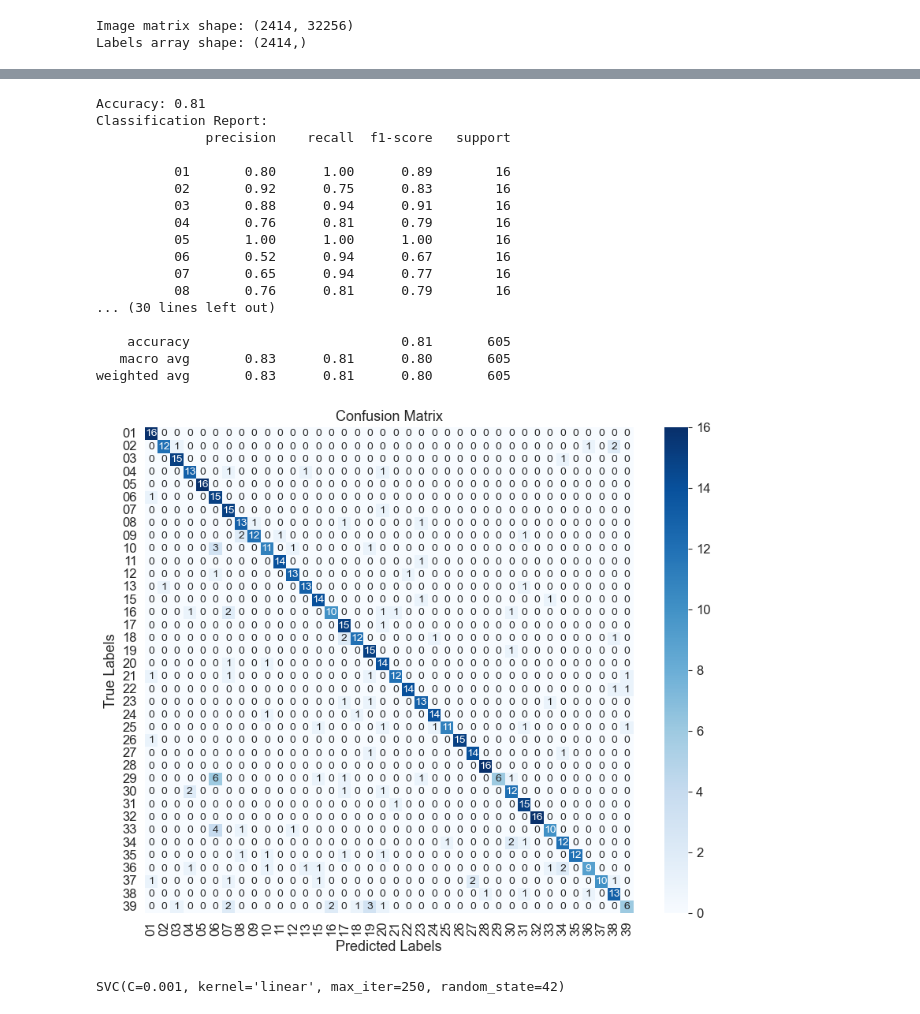
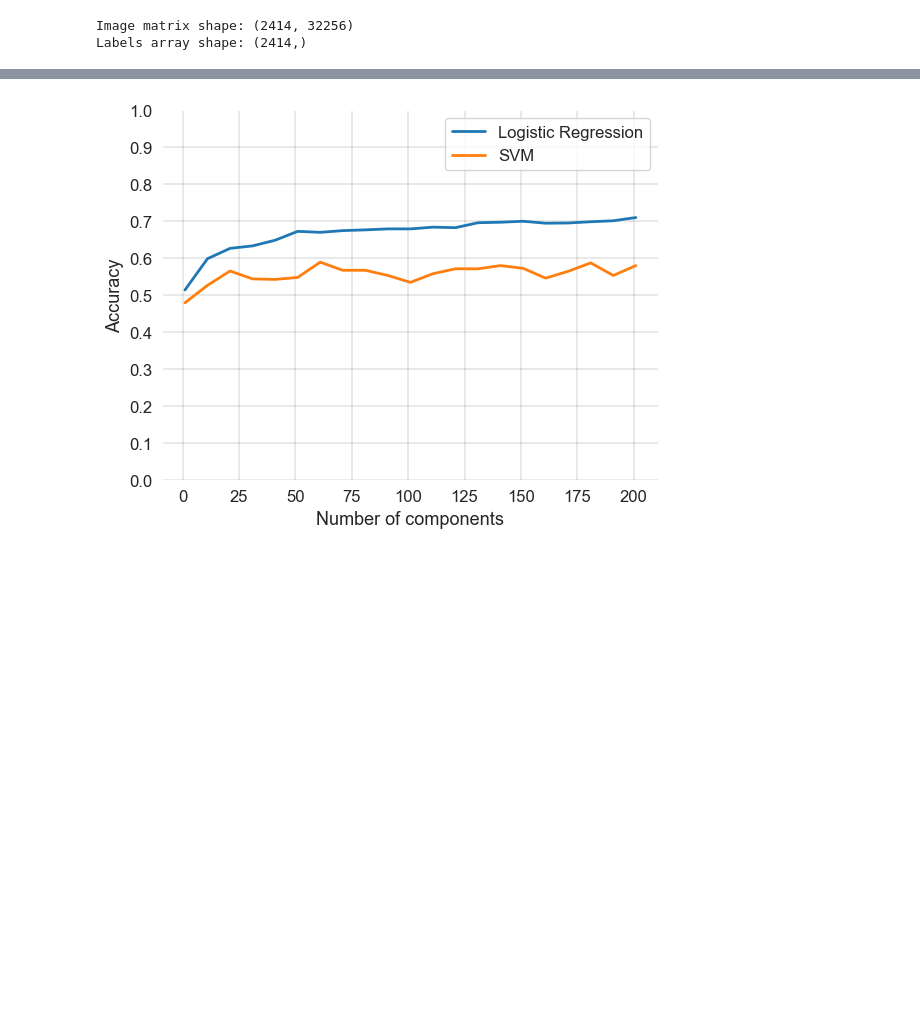
Before and after one commit to yagizgencer/SSDP_project, a Jupyter notebook: pca_classifier.ipynb, the cells around one changed output, grey strips where cells are left out. Drawn from its saved outputs; the diff is of its cells as text; code cells hidden in the pictures; blank space fills up the shorter version.

```diff
--- a/pca_classifier.ipynb
+++ b/pca_classifier.ipynb
@@ -50,6 +50,14 @@ print("Labels array shape:", label_array.shape)
 # %% [output]
 Image matrix shape: (2414, 32256)
 Labels array shape: (2414,)
+# %%
+#Alternatively, read from the pickle
+import pickle
+with open('young_matrix.pkl', 'rb') as file:
+    image_matrix = pickle.load(file)
+
+with open('young_labels.pkl', 'rb') as file:
+    label_array = np.array(pickle.load(file))
 # %%
 # Unique classes in the dataset
 unique_classes = np.unique(labels)
@@ -97,7 +91,3 @@ def evaluate_model(classifier, X_train, y_train, X_test, y_test):
 # %%
-pca = PCA(n_components = 20)
-X_train_pca = pca.fit_transform(X_train)
-X_test_pca = pca.transform(X_test)
-
-logistic_classifier = LogisticRegression(random_state = 42, C = 0.005, max_iter = 250)
-svm_classifier = SVC(kernel = 'linear', random_state = 42, C = 0.001, max_iter = 250)
+logistic_classifier = LogisticRegression(random_state = 42, C = 0.005, max_iter = 500)
+svm_classifier = SVC(kernel = 'linear', random_state = 42, C = 0.001, max_iter = 500)
@@ -133,22 +94,24 @@ LogisticRegression(C=0.005, max_iter=250, random_state=42)
-# %%
-evaluate_model(svm_classifier, X_train_pca, y_train, X_test_pca, y_test)
-# %% [output]
-Accuracy: 0.81
-Classification Report:
-              precision    recall  f1-score   support
-
-          01       0.80      1.00      0.89        16
-          02       0.92      0.75      0.83        16
-          03       0.88      0.94      0.91        16
-          04       0.76      0.81      0.79        16
-          05       1.00      1.00      1.00        16
-          06       0.52      0.94      0.67        16
-          07       0.65      0.94      0.77        16
-          08       0.76      0.81      0.79        16
-... (30 lines left out)
-
-    accuracy                           0.81       605
-   macro avg       0.83      0.81      0.80       605
-weighted avg       0.83      0.81      0.80       605
-[figure, removed]
-SVC(C=0.001, kernel='linear', max_iter=250, random_state=42)
+# %%
+component_list = np.arange(1, 202, 10)
+logistic_accuracies = []
+svm_accuracies = []
+
+for n in component_list:
+    pca = PCA(n_components = n)
+    X_train_pca = pca.fit_transform(X_train)
+    X_test_pca = pca.transform(X_test)
+    logistic_accuracies.append(evaluate_model(logistic_classifier, X_train_pca, y_train, X_test_pca, y_test))
+    svm_accuracies.append(evaluate_model(svm_classifier, X_train_pca, y_train, X_test_pca, y_test))
+# %%
+# Using subplots
+plt.plot(component_list, logistic_accuracies, label = 'Logistic Regression', linewidth = 2)
+plt.plot(component_list, svm_accuracies, label = 'SVM', linewidth = 2)
+plt.xlabel('Number of components')
+plt.ylabel('Accuracy')
+plt.grid(color='black', linewidth=0.25, alpha=0.5)
+plt.ylim(0, 1.0)
+plt.yticks(np.arange(0, 1.1, 0.1))
+plt.legend()
+plt.show()
+# %% [output]
+[figure, added]
```
Also changed, not shown: parts of 3 cells of this notebook, 3 other files.
